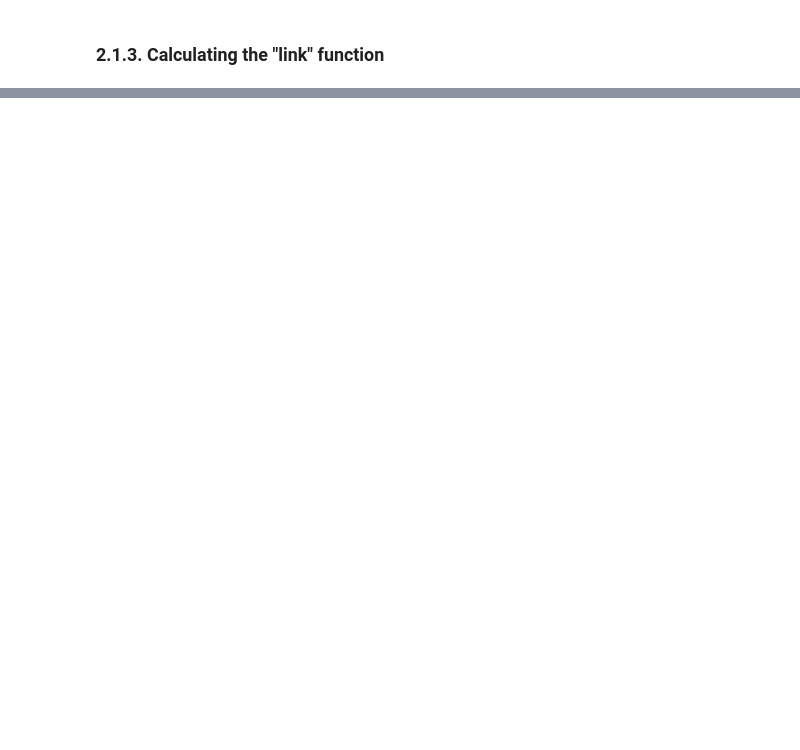
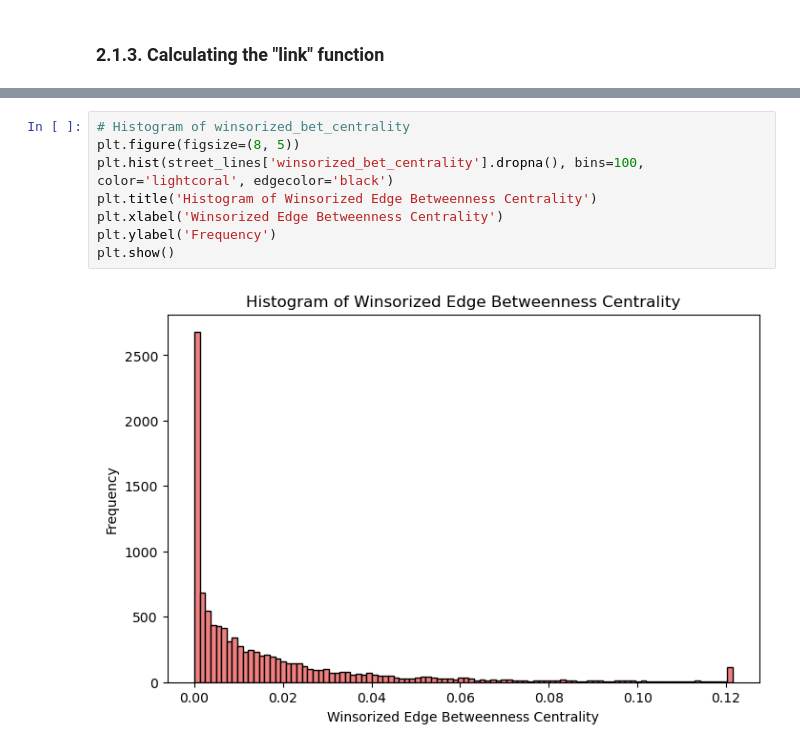
Before and after one commit to U-Shift/lp_streets, a Jupyter notebook: lp_streets.ipynb, the cells around one changed output, grey strips where cells are left out. Drawn from its saved outputs; the diff is of its cells as text; blank space fills up the shorter version.

```diff
--- a/lp_streets.ipynb
+++ b/lp_streets.ipynb
@@ -1107,0 +1055,10 @@ m.save("street_lines_pot_capacity.html")
+# %%
+# Histogram of winsorized_bet_centrality
+plt.figure(figsize=(8, 5))
+plt.hist(street_lines['winsorized_bet_centrality'].dropna(), bins=100, color='lightcoral', edgecolor='black')
+plt.title('Histogram of Winsorized Edge Betweenness Centrality')
+plt.xlabel('Winsorized Edge Betweenness Centrality')
+plt.ylabel('Frequency')
+plt.show()
+# %% [output]
+[figure, added]
```
Also changed, not shown: parts of 18 cells of this notebook.
